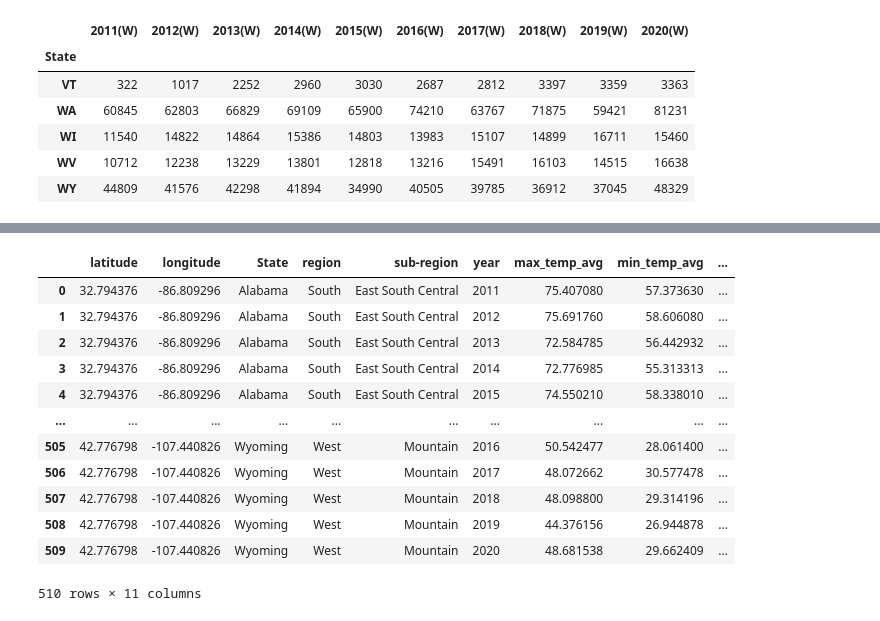
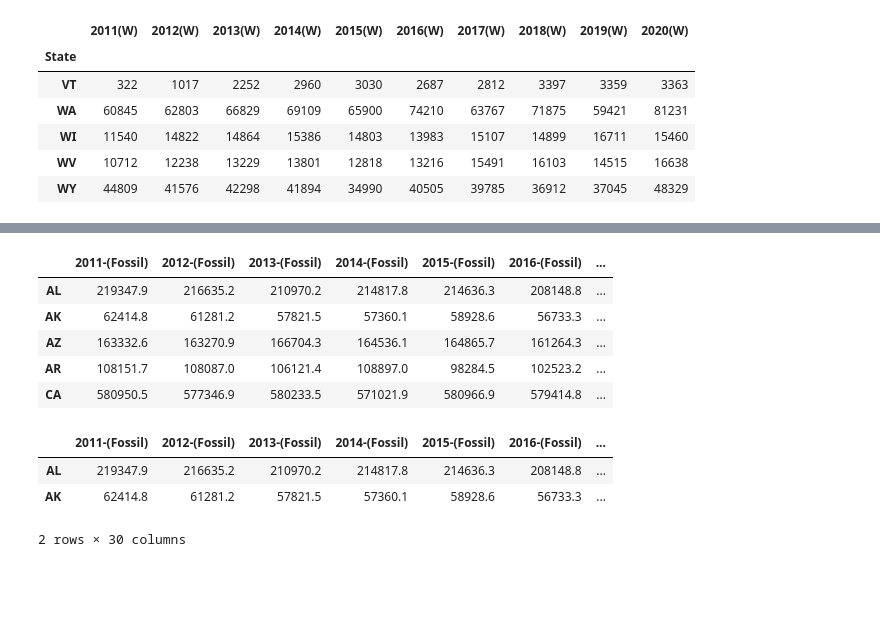
Before and after one commit to fraserclaire/Group3_Project4, a Jupyter notebook: ac/visuals_combined_and_renewable_energy.ipynb, the cells around one changed output, grey strips where cells are left out. Drawn from its saved outputs; the diff is of its cells as text; code cells hidden in the pictures; blank space fills up the shorter version.

```diff
--- a/ac/visuals_combined_and_renewable_energy.ipynb
+++ b/ac/visuals_combined_and_renewable_energy.ipynb
@@ -923,32 +936,18 @@ MergeError: No common columns to perform merge on. Merge options: left_on=None,
-# %%
-# Select specific columns from the energy_and_weather DataFrame for analysis
-selected_columns = ['latitude',
-                    'longitude',
-                    'State',
-                    'region',
-                    'sub-region',
-                    'year',
-                    'max_temp_avg',
-                    'min_temp_avg',
-                    'daylight_hr_avg',
-                    'rain_avg',
-                    'snowfall_avg'
-                   ]
-# Create a modified_weather_energy_df excluding unwanted columns
-modified_weather_energy_df = energy_and_weather[selected_columns].copy()
-
-modified_weather_energy_df
-# %% [output]
-|  | latitude | longitude | State | region | sub-region | year | max_temp_avg | min_temp_avg | ... |
-| 0 | 32.794376 | -86.809296 | Alabama | South | East South Central | 2011 | 75.407080 | 57.373630 | ... |
-| 1 | 32.794376 | -86.809296 | Alabama | South | East South Central | 2012 | 75.691760 | 58.606080 | ... |
-| 2 | 32.794376 | -86.809296 | Alabama | South | East South Central | 2013 | 72.584785 | 56.442932 | ... |
-| 3 | 32.794376 | -86.809296 | Alabama | South | East South Central | 2014 | 72.776985 | 55.313313 | ... |
-| 4 | 32.794376 | -86.809296 | Alabama | South | East South Central | 2015 | 74.550210 | 58.338010 | ... |
-| ... | ... | ... | ... | ... | ... | ... | ... | ... | ... |
-| 505 | 42.776798 | -107.440826 | Wyoming | West | Mountain | 2016 | 50.542477 | 28.061400 | ... |
-| 506 | 42.776798 | -107.440826 | Wyoming | West | Mountain | 2017 | 48.072662 | 30.577478 | ... |
-| 507 | 42.776798 | -107.440826 | Wyoming | West | Mountain | 2018 | 48.098800 | 29.314196 | ... |
-| 508 | 42.776798 | -107.440826 | Wyoming | West | Mountain | 2019 | 44.376156 | 26.944878 | ... |
-| 509 | 42.776798 | -107.440826 | Wyoming | West | Mountain | 2020 | 48.681538 | 29.662409 | ... |
-510 rows × 11 columns
+# %%
+fossil_renewable_energy = pd.merge(fossil_fuel_totals_df, total_renewable, left_index=True, right_index=True)
+fossil_renewable_energy.head()
+# %% [output]
+|  | 2011-(Fossil) | 2012-(Fossil) | 2013-(Fossil) | 2014-(Fossil) | 2015-(Fossil) | 2016-(Fossil) | ... |
+| AL | 219347.9 | 216635.2 | 210970.2 | 214817.8 | 214636.3 | 208148.8 | ... |
+| AK | 62414.8 | 61281.2 | 57821.5 | 57360.1 | 58928.6 | 56733.3 | ... |
+| AZ | 163332.6 | 163270.9 | 166704.3 | 164536.1 | 164865.7 | 161264.3 | ... |
+| AR | 108151.7 | 108087.0 | 106121.4 | 108897.0 | 98284.5 | 102523.2 | ... |
+| CA | 580950.5 | 577346.9 | 580233.5 | 571021.9 | 580966.9 | 579414.8 | ... |
+# %%
+all_energy = pd.merge(some_energy, all_energy_totals_df, left_index=True, right_index=True)
+all_energy.head(2)
+# %% [output]
+|  | 2011-(Fossil) | 2012-(Fossil) | 2013-(Fossil) | 2014-(Fossil) | 2015-(Fossil) | 2016-(Fossil) | ... |
+| AL | 219347.9 | 216635.2 | 210970.2 | 214817.8 | 214636.3 | 208148.8 | ... |
+| AK | 62414.8 | 61281.2 | 57821.5 | 57360.1 | 58928.6 | 56733.3 | ... |
+2 rows × 30 columns
```
Also changed, not shown: parts of 18 cells of this notebook, 2 other files.
